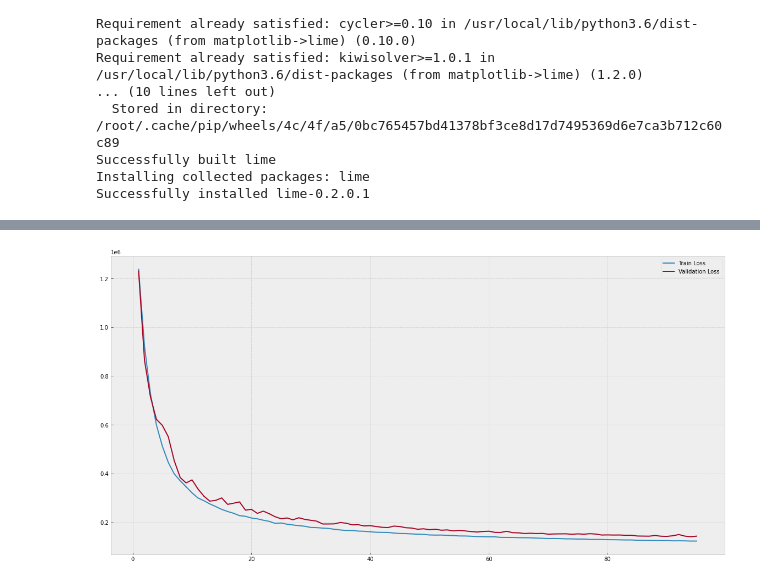
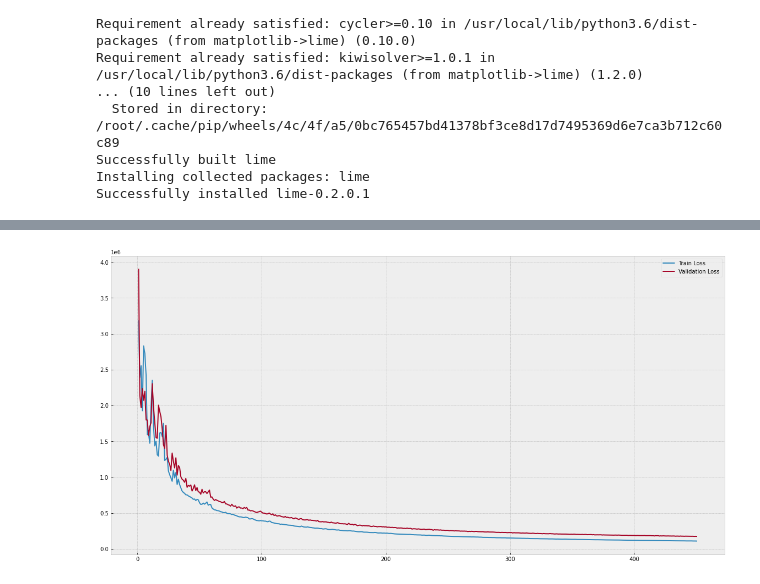
Before and after one commit to dolmani38/non-linear-regression, a Jupyter notebook: Regession_test_0804.ipynb, the cells around one changed output, grey strips where cells are left out. Cells and saved outputs as stored; diff of their text form; code cells hidden in the pictures.

```diff
--- a/Regession_test_0804.ipynb
+++ b/Regession_test_0804.ipynb
@@ -302,4 +287,17 @@ Tensor("concatenate_6/concat:0", shape=(None, 65), dtype=float32)
 # %%
+# Define the embedding input
+code_input = Input(shape=(1,), dtype='int32')
+output_dim=32*2   #X_train_categorical['code_mapping'].max()*1
+code_embedings = Embedding(output_dim=output_dim, input_dim=X_train_categorical['code_mapping'].max()+1)(code_input)
+code_embedings = keras.layers.Reshape((output_dim,))(code_embedings)
+
+# Define the continuous variables input (just like before)
+continuous_input = Input(shape=(X_train_continuous.shape[1], ))
+
+# Concatenate continuous and embeddings inputs
+all_input = keras.layers.concatenate([continuous_input, code_embedings])
+print(all_input)
+
 # Define the model
 dense1 = Dense(all_input.shape[1]*3, activation='relu')(all_input)
 dense2 = Dense(5, activation='relu')(dense1)
@@ -309,4 +307,12 @@ predictions = Dense(1)(dense2)
 model = Model(inputs=[continuous_input, code_input], outputs=predictions)
 model.compile(loss='mse', optimizer=keras.optimizers.Adam(lr=.8, beta_1=0.9, beta_2=0.999, decay=1e-03, amsgrad=True),metrics=[soft_100_acc,soft_300_acc,r2])
 model.summary()
+
+epochs = 500
+
+# Note continuous and categorical columns are inserted in the same order as defined in all_inputs
+history = model.fit([X_train_continuous, X_train_categorical['code_mapping']], Y_train,
+          epochs=epochs, batch_size=10000,
+          callbacks=[periodic_logger_10], verbose=0,
+          validation_data=([X_val_continuous, X_val_categorical['code_mapping']], Y_val))
 # %% [output]
@@ -330,8 +335,0 @@ ________________________________________________________________________________
-# %%
-epochs = 100
-
-# Note continuous and categorical columns are inserted in the same order as defined in all_inputs
-history = model.fit([X_train_continuous, X_train_categorical['code_mapping']], Y_train,
-          epochs=epochs, batch_size=128,
-          callbacks=[periodic_logger_10], verbose=0,
-          validation_data=([X_val_continuous, X_val_categorical['code_mapping']], Y_val))
@@ -349,15 +336,15 @@ Epoch: 100 - {'loss': 123171.46875, 'soft_100_acc': 0.4352743923664093, 'soft_30
 # %%
 # Plot the train/validation loss values
 plt.figure(figsize=(20,10))
-_loss = history.history['loss'][5:]
-_val_loss = history.history['val_loss'][5:]
+_loss = history.history['loss'][50:]
+_val_loss = history.history['val_loss'][50:]
 
 train_loss_plot, = plt.plot(range(1, len(_loss)+1), _loss, label='Train Loss')
 val_loss_plot, = plt.plot(range(1, len(_val_loss)+1), _val_loss, label='Validation Loss')
 
 _ = plt.legend(handles=[train_loss_plot, val_loss_plot])
 # %% [output]
-[figure, old version]
+[figure, new version]
 # %%
 df = pd.DataFrame(Y_val,columns=['NAFYC'])
 
```
Also changed, not shown: parts of 47 cells of this notebook.
